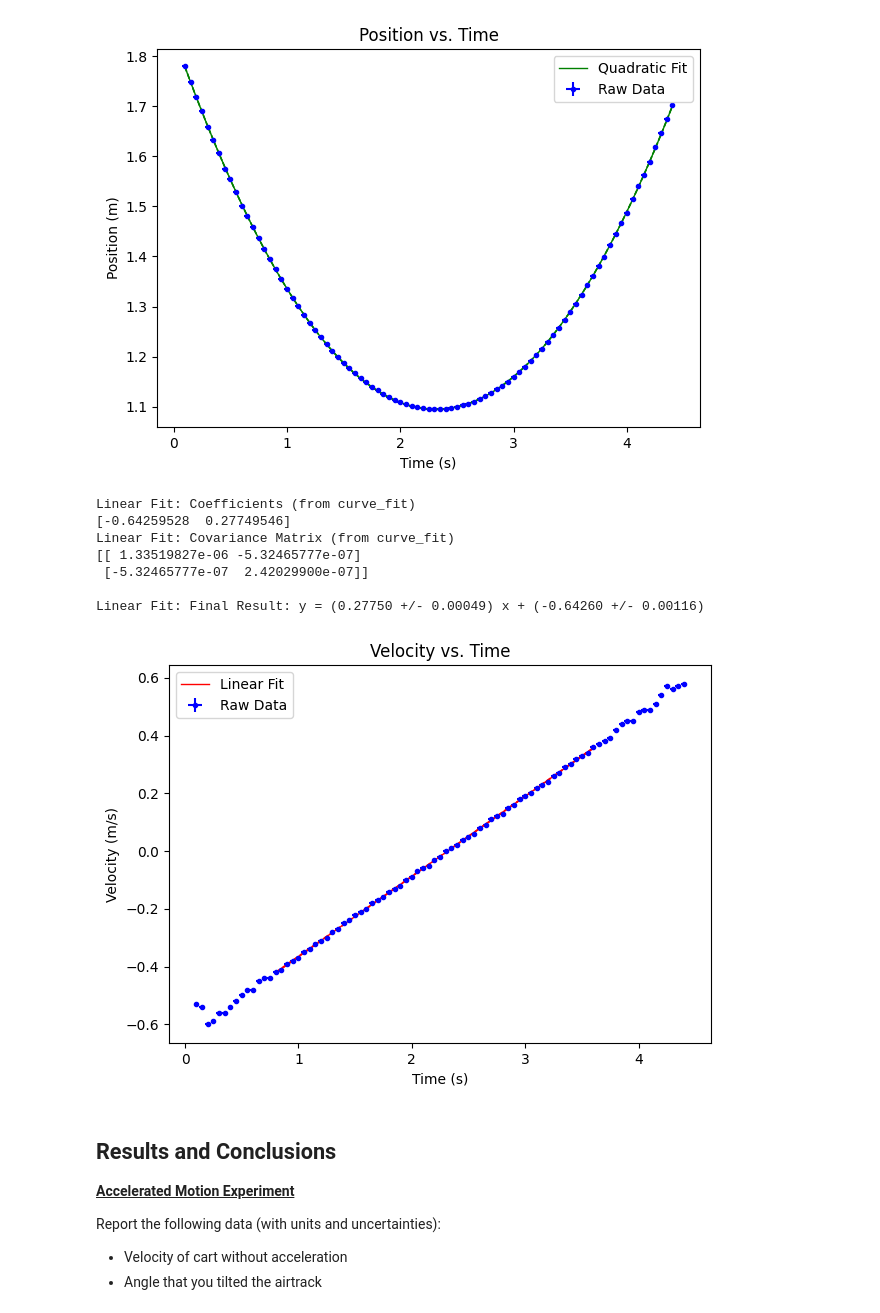
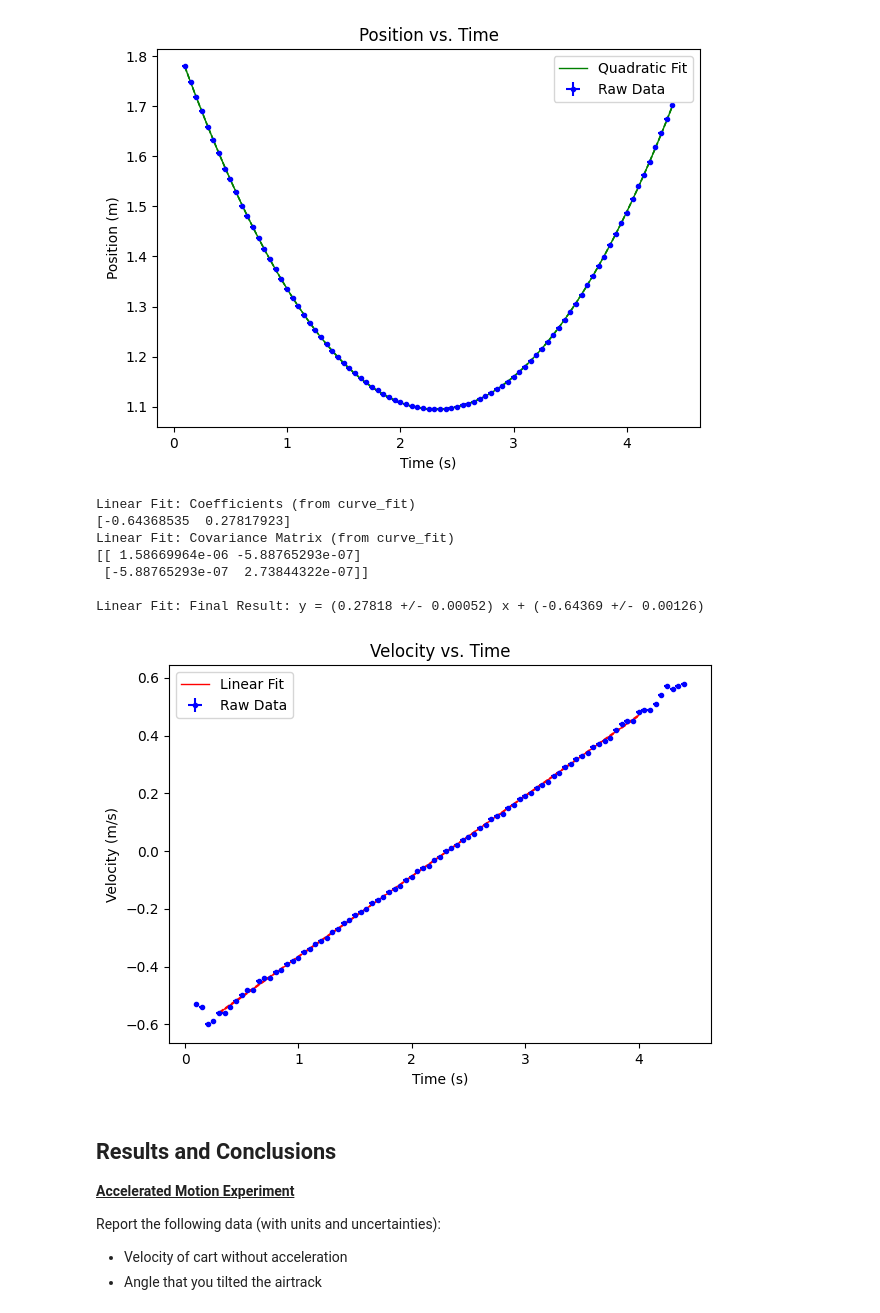
Before and after one commit to nmack21/PhysicsLabs, a Jupyter notebook: PHYS201/Lab2.ipynb, the cells around one changed output. Drawn from its saved outputs; the diff is of its cells as text; code cells hidden in the pictures.

```diff
--- a/PHYS201/Lab2.ipynb
+++ b/PHYS201/Lab2.ipynb
@@ -588,40 +587,39 @@ fig=plt.figure(figsize=(7,5), dpi= 100, facecolor='w', edgecolor='k')
 
 # Gets the data values for x and y
 x_data = time.values.reshape(-1, 1)
 y_data = velocity.values.reshape(-1, 1)
 xi = df['Time (s) Run #1'].to_numpy()
 yi = df['Velocity (m/s) Run #1'].to_numpy()
 
 # Creates the base plot with titles
 # df.plot(x='Time (s)', y='Position (m)', kind ='scatter')
 plt.errorbar(x_data,y_data,Delta_v,Delta_t,'b.',label='Raw Data')
 plt.ylabel('Velocity (m/s)')
 plt.xlabel('Time (s)')
 plt.title('Velocity vs. Time')
 
 # Takes the x and y values to make a trendline
 #intercept1, slope1 = linear_fit_plot(x_data,y_data,0.0,3.0)
 #intercept2, slope2 = linear_fit_plot(x_data,y_data,3.0,5.0)
 #intercept3, slope3 = linear_fit_plot(x_data,y_data,5.0,10.0)
-intercept2, slope2, dintercept2, dslope2 = linear_fit_plot_errors(xi,yi,
-                                                                  0.8,3.6,"Linear Fit",'r-')
+intercept2, slope2, dintercept2, dslope2 = linear_fit_plot_errors(xi,yi,x_low=0.3,x_high=4.0,labelstring="Linear Fit",linestring="r-")
 
 #Adds the legend to the plot
 plt.legend()
 
 # Displays the plot
 plt.show()
 
 print("")
 # %% [output]
 Linear Fit: Coefficients (from curve_fit)
-[-0.64259528  0.27749546]
+[-0.64368535  0.27817923]
 Linear Fit: Covariance Matrix (from curve_fit)
-[[ 1.33519827e-06 -5.32465777e-07]
- [-5.32465777e-07  2.42029900e-07]]
+[[ 1.58669964e-06 -5.88765293e-07]
+ [-5.88765293e-07  2.73844322e-07]]
 
-Linear Fit: Final Result: y = (0.27750 +/- 0.00049) x + (-0.64260 +/- 0.00116)
+Linear Fit: Final Result: y = (0.27818 +/- 0.00052) x + (-0.64369 +/- 0.00126)
-[figure, old version]
+[figure, new version]
 # %% [markdown]
 ## Results and Conclusions
 <u>**Accelerated Motion Experiment**</u>
```
Also changed, not shown: parts of 5 cells of this notebook.
